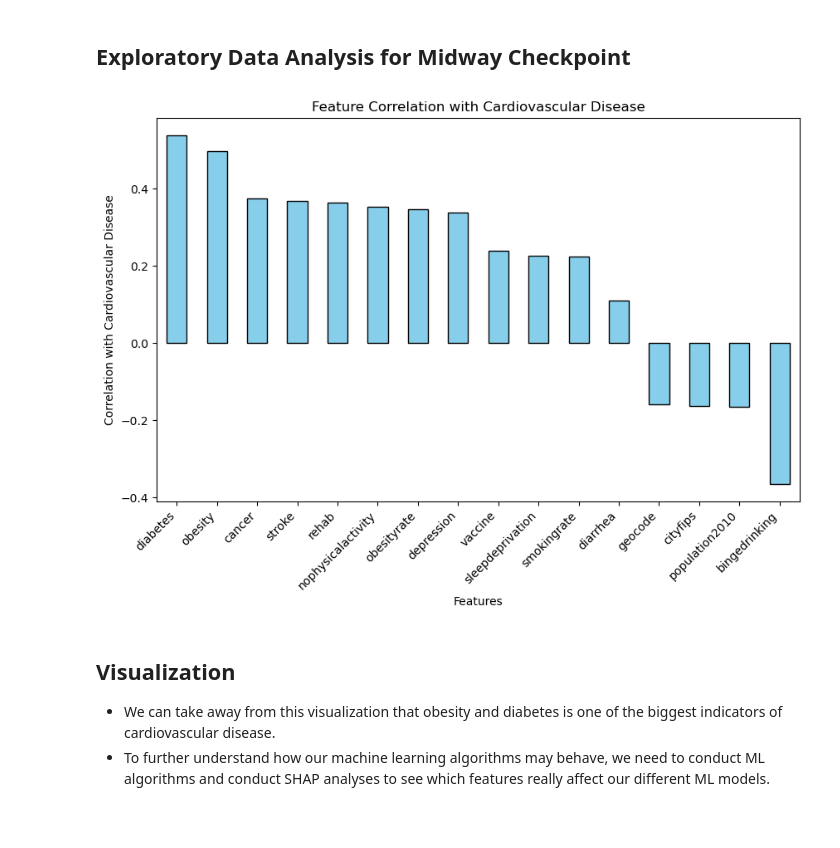
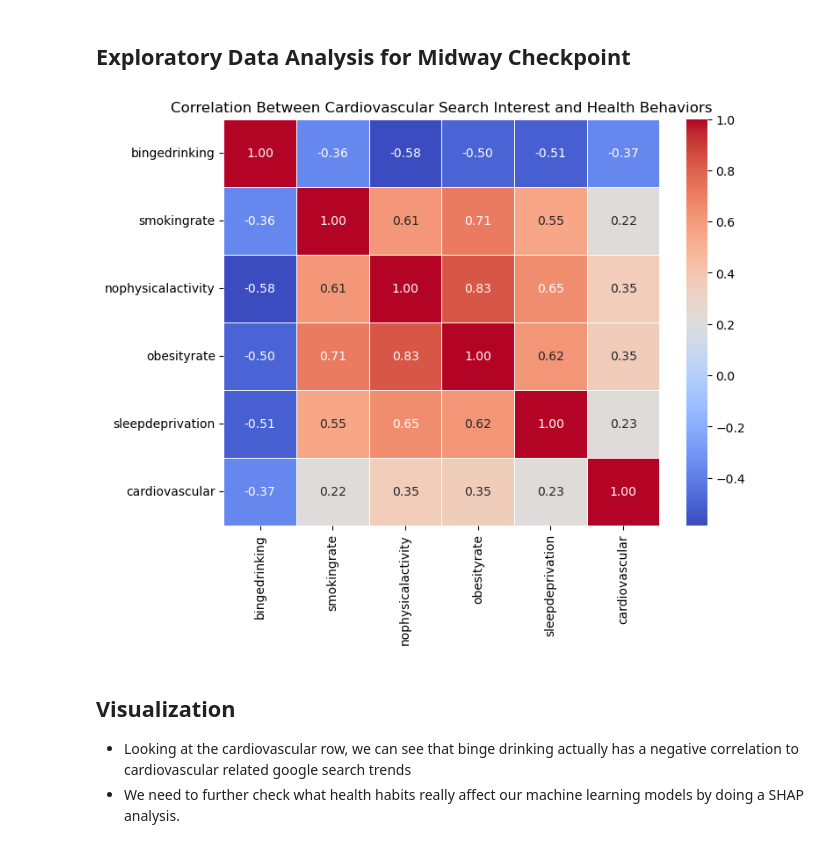
Before and after one commit to sidahuja1/CPSC368_Project, a Jupyter notebook: eda.ipynb, the cells around one changed output. Cells and saved outputs as stored; diff of their text form; code cells hidden in the pictures; blank space fills up the shorter version.

```diff
--- a/eda.ipynb
+++ b/eda.ipynb
@@ -7,26 +7,23 @@ import matplotlib.pyplot as plt
 cities_df = pd.read_csv("data/filtered_cities500_wide.csv")
 ribcot_df = pd.read_csv("data/filtered_ribcot_2014.csv")
 df = pd.merge(cities_df, ribcot_df, on=["State", "CityName"], how="inner")
-# %%
-
-df = df.select_dtypes(include = "number")
-correlation = df.corr()["cardiovascular"].drop("cardiovascular").sort_values(ascending=False)
-
-# plot the correlation as a boxplot
-plt.figure(figsize=(10, 6))
-correlation.plot(kind="bar", color="skyblue", edgecolor="black")
-
-# plot the visual
-plt.xlabel("Features")
-plt.ylabel("Correlation with Cardiovascular Disease")
-plt.title("Feature Correlation with Cardiovascular Disease")
-plt.xticks(rotation=45, ha="right")
-
-plt.show()
-# %% [output]
-[figure, removed]
-# %% [markdown]
-## Visualization
-
-- We can take away from this visualization that obesity and diabetes is one of the biggest indicators of cardiovascular disease.
-- To further understand how our machine learning algorithms may behave, we need to conduct ML algorithms and conduct SHAP analyses to see which features really affect our different ML models.
+# %%
+# Select relevant columns
+correlation_columns = ["bingedrinking", "smokingrate", "nophysicalactivity", "obesityrate", "sleepdeprivation", "cardiovascular"]
+correlation_df = df[correlation_columns]
+
+# Compute correlation matrix
+correlation_matrix = correlation_df.corr()
+
+# Plot the heatmap
+plt.figure(figsize=(8, 6))
+sns.heatmap(correlation_matrix, annot=True, cmap="coolwarm", fmt=".2f", linewidths=0.5)
+plt.title("Correlation Between Cardiovascular Search Interest and Health Behaviors")
+plt.show()
+# %% [output]
+[figure, added]
+# %% [markdown]
+## Visualization
+
+- Looking at the cardiovascular row, we can see that binge drinking actually has a negative correlation to cardiovascular related google search trends
+- We need to further check what health habits really affect our machine learning models by doing a SHAP analysis.
```
Also changed, not shown: 1 other file.
